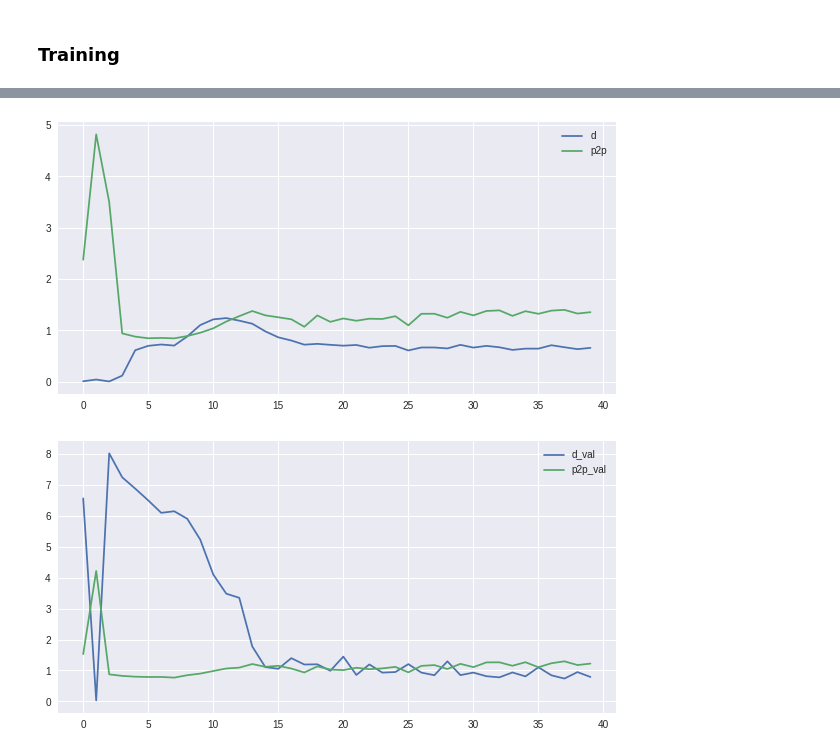
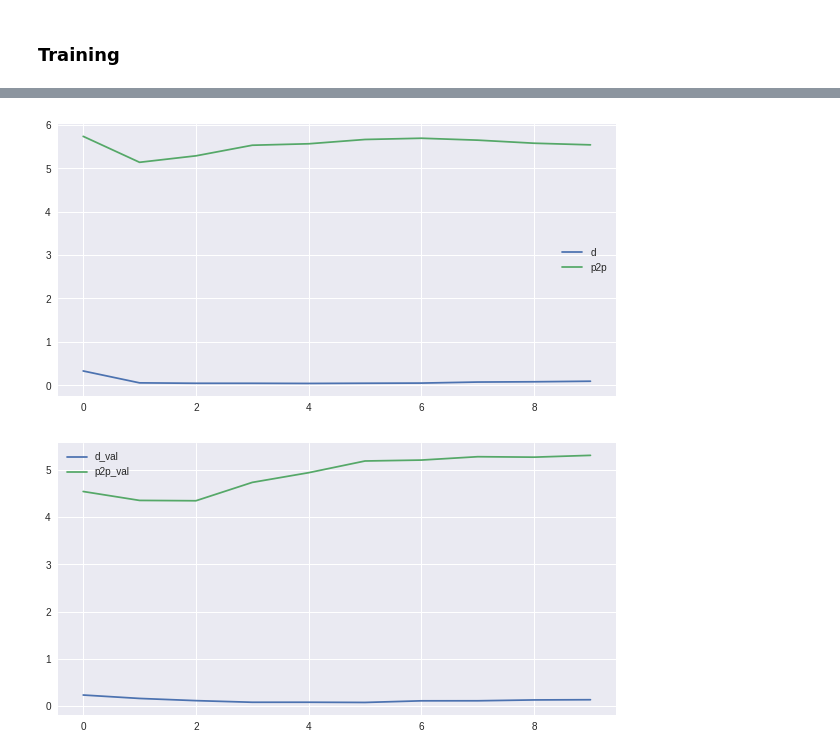
Before and after one commit to astromid/diploma-texture-synthesis, a Jupyter notebook: code/p2p_gan.ipynb, the cells around one changed output, grey strips where cells are left out. Drawn from its saved outputs; the diff is of its cells as text; code cells hidden in the pictures.

Commit message:
New dust-trend2 models

```diff
--- a/code/p2p_gan.ipynb
+++ b/code/p2p_gan.ipynb
@@ -26,31 +26,29 @@ Using TensorFlow backend.
 W = 256
 H = 256
 dataset_path = '../data/dust'
-trend_num = 1
+trend_num = 2
 side1_train, side2_train, panorama_train, side1_val, side2_val, panorama_val, N_train, N_val = load_dataset(
     dataset_path, trend_num=trend_num, mode=3, W=W, H=H)
 # %%
-batch_size = 5
+batch_size = 32
 train_gen, val_gen = three_image_generators(
-    side1_train, side2_train, panorama_train, side1_val, side2_val, panorama_val, batch_size=batch_size)
+    side1_train, side2_train, panorama_train, side1_val, side2_val, panorama_val, batch_size=batch_size, vf=True, sf=False)
 # %% [markdown]
 ### Training
 # %%
 models_path = 'trained_models/dust'
-trend_num = 1
-nn_name = 'nf100_eta5_3x3'
+trend_num = 2
+nn_name = 'nf32_eta5'
 # %%
 # создание моделей
-nf = 100
+nf = 32
 f_gen = g_unet(nf)
-#d = discriminator(nf, opt=RMSprop(lr=1e-4, decay=0.01))
-#p2p = pix2pix(f_gen, d, eta=5, opt=RMSprop(lr=1e-4, decay=0.01))
-d = discriminator(nf, opt=Adam(lr=1e-4, beta_1=0.2, decay=0.02))
-p2p = pix2pix(f_gen, d, eta=5, opt=Adam(lr=1e-4, beta_1=0.2, decay=0.02))
+d = discriminator(nf, opt=Adam(lr=1e-4, beta_1=0.2, decay=0.01))
+p2p = pix2pix(f_gen, d, eta=5, opt=Adam(lr=1e-4, beta_1=0.2, decay=0.01))
 #plot_p2p_models(models_path, trend_num, nn_name, f_gen, d, p2p)
 # %%
 # обучение
-losses = train(f_gen, d, p2p, train_gen, val_gen, epochs=40,
+losses = train(f_gen, d, p2p, train_gen, val_gen, epochs=10,
                train_samples=N_train, val_samples=N_val, batch_size=batch_size)
 save_p2p_models(models_path, trend_num, nn_name, f_gen, d, losses)
 plot_p2p_losses(models_path, trend_num, nn_name, losses)
@@ -62,6 +60,6 @@ Epoch 1/1
 
 Dir already exist
 Models saved successfully
 Dir already exist
-[figure, old version]
+[figure, new version]
-[figure, old version]
+[figure, new version]
```
Also changed, not shown: parts of 8 cells of this notebook, 2 other files.
